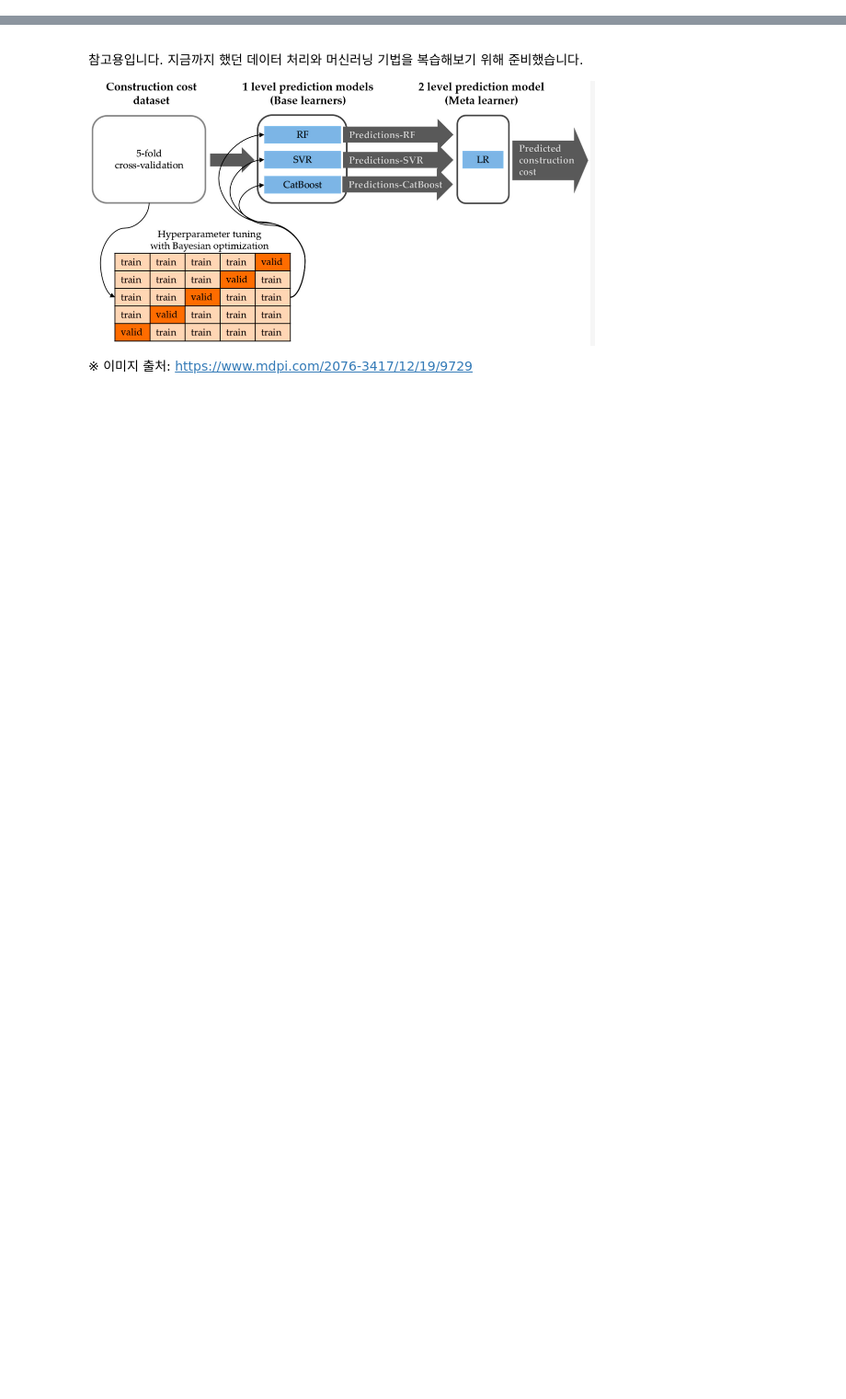
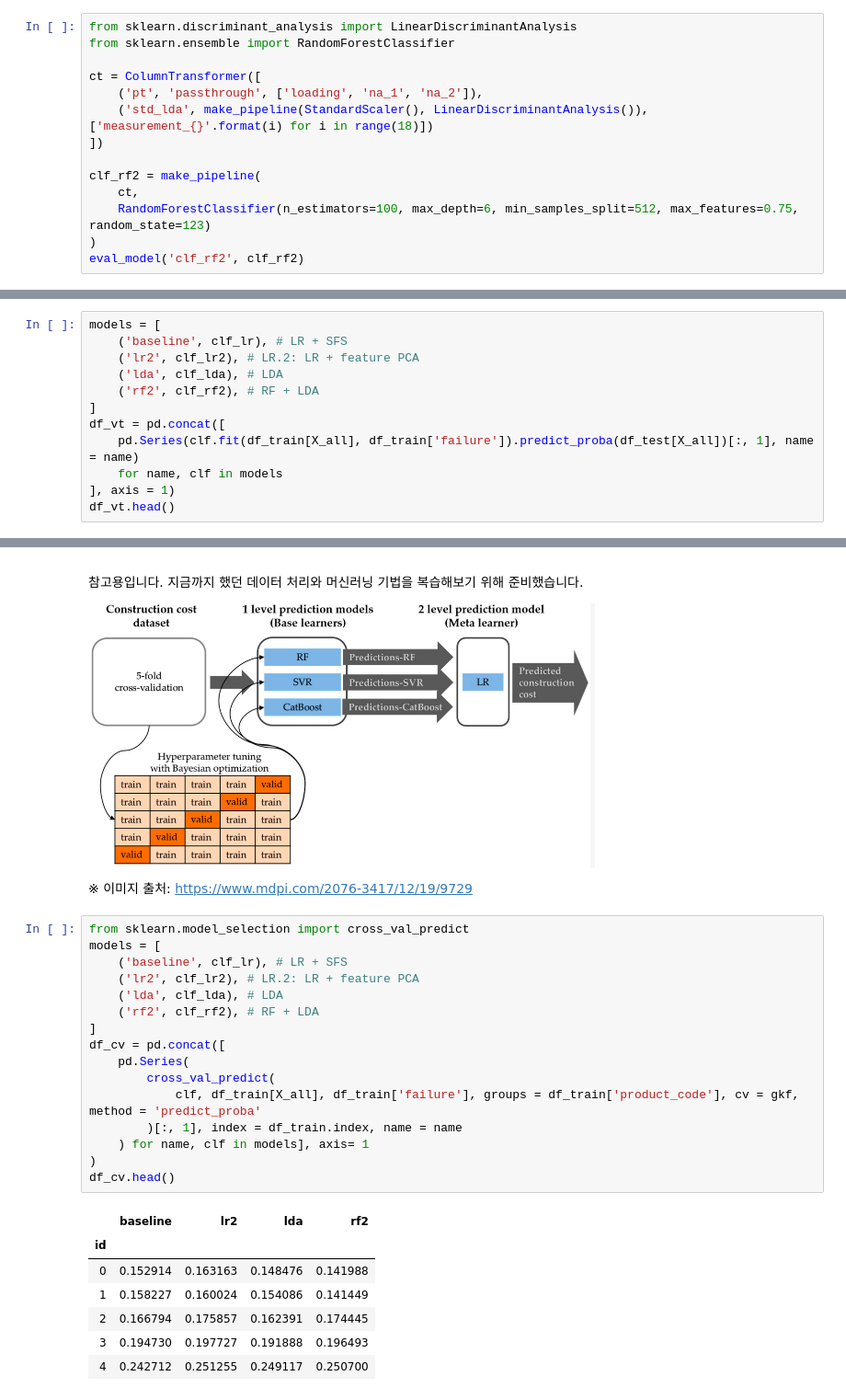
Before and after one commit to sunkusun9/DS_lv3_2511_2, a Jupyter notebook: sec_ds_lv3_prob1_kaggle.ipynb, the cells around one changed output, grey strips where cells are left out. Shown at 92% size. Saved outputs shown, nothing was run; the diff lists cells and outputs as text; blank space fills up the shorter version.

```diff
--- a/sec_ds_lv3_prob1_kaggle.ipynb
+++ b/sec_ds_lv3_prob1_kaggle.ipynb
@@ -350,2 +464,16 @@ LDA + Baseline
 # %% [markdown]
 ### RF2: RandomForestClassifier + LinearDiscriminantAnalysis
+# %%
+from sklearn.discriminant_analysis import LinearDiscriminantAnalysis
+from sklearn.ensemble import RandomForestClassifier
+
+ct = ColumnTransformer([
+    ('pt', 'passthrough', ['loading', 'na_1', 'na_2']),
+    ('std_lda', make_pipeline(StandardScaler(), LinearDiscriminantAnalysis()), ['measurement_{}'.format(i) for i in range(18)])
+])
+
+clf_rf2 = make_pipeline(
+    ct,
+    RandomForestClassifier(n_estimators=100, max_depth=6, min_samples_split=512, max_features=0.75, random_state=123)
+)
+eval_model('clf_rf2', clf_rf2)
@@ -363,0 +551,12 @@ LDA + Baseline
+# %%
+models = [
+    ('baseline', clf_lr), # LR + SFS
+    ('lr2', clf_lr2), # LR.2: LR + feature PCA
+    ('lda', clf_lda), # LDA
+    ('rf2', clf_rf2), # RF + LDA
+]
+df_vt = pd.concat([
+    pd.Series(clf.fit(df_train[X_all], df_train['failure']).predict_proba(df_test[X_all])[:, 1], name = name)
+    for name, clf in models
+], axis = 1)
+df_vt.head()
@@ -372,3 +583,27 @@ LDA + Baseline
 ![image.png](embedded-picture-1)
 
 ※ 이미지 출처: https://www.mdpi.com/2076-3417/12/19/9729
+# %%
+from sklearn.model_selection import cross_val_predict
+models = [
+    ('baseline', clf_lr), # LR + SFS
+    ('lr2', clf_lr2), # LR.2: LR + feature PCA
+    ('lda', clf_lda), # LDA
+    ('rf2', clf_rf2), # RF + LDA
+]
+df_cv = pd.concat([
+    pd.Series(
+        cross_val_predict(
+            clf, df_train[X_all], df_train['failure'], groups = df_train['product_code'], cv = gkf, method = 'predict_proba'
+        )[:, 1], index = df_train.index, name = name
+    ) for name, clf in models], axis= 1
+)
+df_cv.head()
+# %% [output]
+|  | baseline | lr2 | lda | rf2 |
+| id |  |  |  |  |
+| 0 | 0.152914 | 0.163163 | 0.148476 | 0.141988 |
+| 1 | 0.158227 | 0.160024 | 0.154086 | 0.141449 |
+| 2 | 0.166794 | 0.175857 | 0.162391 | 0.174445 |
+| 3 | 0.194730 | 0.197727 | 0.191888 | 0.196493 |
+| 4 | 0.242712 | 0.251255 | 0.249117 | 0.250700 |
```
Also changed, not shown: parts of 17 cells of this notebook.
